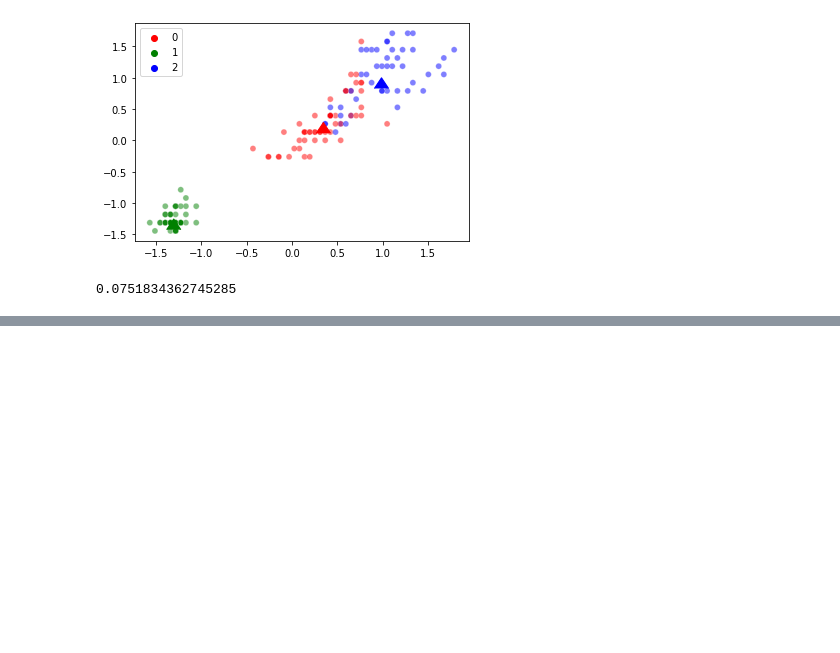
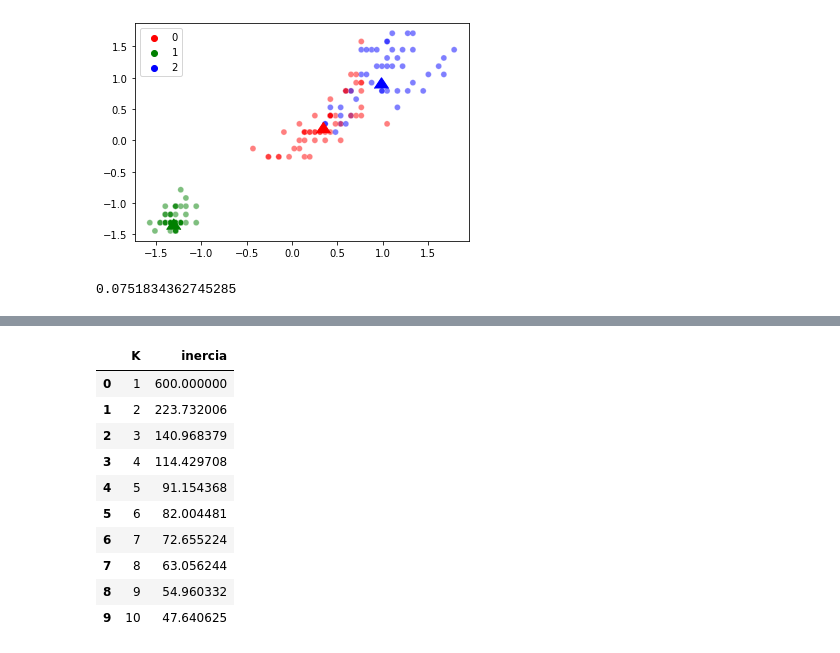
Before and after one commit to Lorenzoriccio/F-de-Informatica-sample, a Jupyter notebook: F-Informatica-LRiccio/Prácticos-Datos/Pandas/Desafíos/d_clustering_t.ipynb, the cells around one changed output, grey strips where cells are left out. Drawn from its saved outputs; the diff is of its cells as text; code cells hidden in the pictures; blank space fills up the shorter version.

```diff
--- a/F-Informatica-LRiccio/Prácticos-Datos/Pandas/Desafíos/d_clustering_t.ipynb
+++ b/F-Informatica-LRiccio/Prácticos-Datos/Pandas/Desafíos/d_clustering_t.ipynb
@@ -158,0 +209,16 @@ p
+# %%
+# Cuanto menor es la inercia, mejor es la separación de grupos
+df_inercias = pd.DataFrame(inercias.items(), columns=['K', 'inercia'])
+df_inercias
+# %% [output]
+|  | K | inercia |
+| 0 | 1 | 600.000000 |
+| 1 | 2 | 223.732006 |
+| 2 | 3 | 140.968379 |
+| 3 | 4 | 114.429708 |
+| 4 | 5 | 91.154368 |
+| 5 | 6 | 82.004481 |
+| 6 | 7 | 72.655224 |
+| 7 | 8 | 63.056244 |
+| 8 | 9 | 54.960332 |
+| 9 | 10 | 47.640625 |
```
Also changed, not shown: parts of 8 cells of this notebook.
